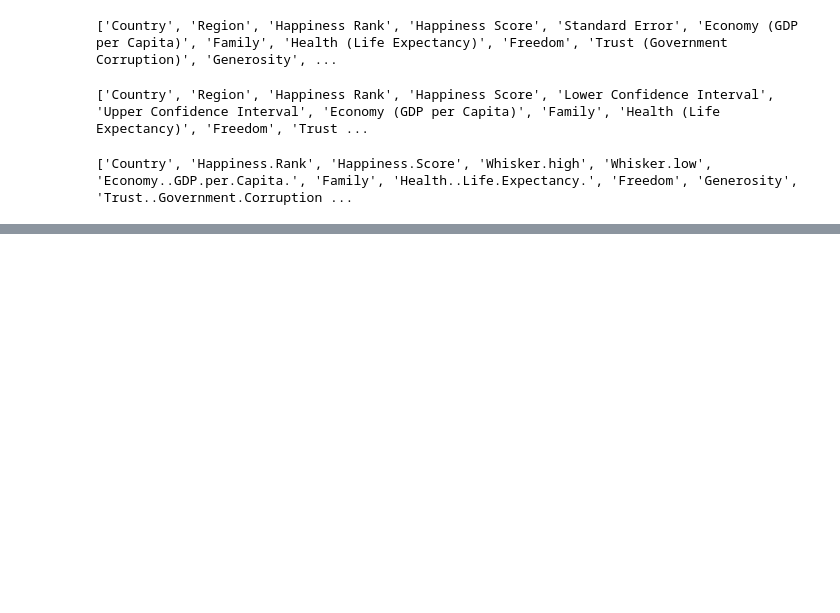
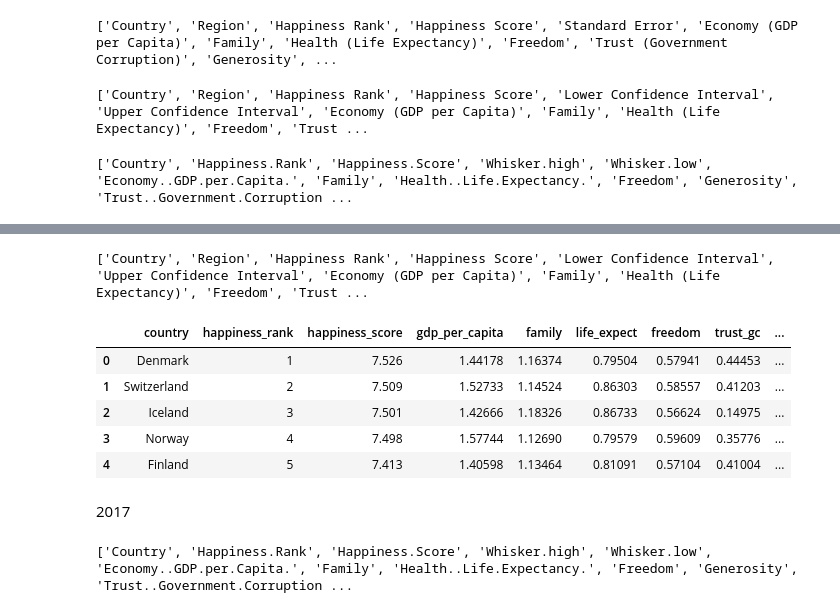
Before and after one commit to crismassaneiro/world-happiness-report, a Jupyter notebook: analisys.ipynb, the cells around one changed output, grey strips where cells are left out. Drawn from its saved outputs; the diff is of its cells as text; code cells hidden in the pictures; blank space fills up the shorter version.

```diff
--- a/analisys.ipynb
+++ b/analisys.ipynb
@@ -143,0 +212,30 @@ print(list(dataset2019.columns))
+# %%
+print(list(dataset2016.columns))
+# %% [output]
+['Country', 'Region', 'Happiness Rank', 'Happiness Score', 'Lower Confidence Interval', 'Upper Confidence Interval', 'Economy (GDP per Capita)', 'Family', 'Health (Life Expectancy)', 'Freedom', 'Trust ...
+# %%
+dataset2016.rename(columns={'Country': 'country',
+                            'Happiness Rank': 'happiness_rank',
+                            'Happiness Score': 'happiness_score',
+                            'Economy (GDP per Capita)': 'gdp_per_capita',
+                            'Family': 'family',
+                            'Health (Life Expectancy)': 'life_expect',
+                            'Freedom': 'freedom',
+                            'Trust (Government Corruption)': 'trust_gc',
+                            'Generosity': 'generosity'},inplace = True)
+dataset2016.drop(columns=['Region','Lower Confidence Interval', 'Upper Confidence Interval', 'Dystopia Residual'],axis=1, inplace=True)
+# %%
+dataset2016.head()
+# %% [output]
+|  | country | happiness_rank | happiness_score | gdp_per_capita | family | life_expect | freedom | trust_gc | ... |
+| 0 | Denmark | 1 | 7.526 | 1.44178 | 1.16374 | 0.79504 | 0.57941 | 0.44453 | ... |
+| 1 | Switzerland | 2 | 7.509 | 1.52733 | 1.14524 | 0.86303 | 0.58557 | 0.41203 | ... |
+| 2 | Iceland | 3 | 7.501 | 1.42666 | 1.18326 | 0.86733 | 0.56624 | 0.14975 | ... |
+| 3 | Norway | 4 | 7.498 | 1.57744 | 1.12690 | 0.79579 | 0.59609 | 0.35776 | ... |
+| 4 | Finland | 5 | 7.413 | 1.40598 | 1.13464 | 0.81091 | 0.57104 | 0.41004 | ... |
+# %% [markdown]
+2017
+# %%
+print(list(dataset2017.columns))
+# %% [output]
+['Country', 'Happiness.Rank', 'Happiness.Score', 'Whisker.high', 'Whisker.low', 'Economy..GDP.per.Capita.', 'Family', 'Health..Life.Expectancy.', 'Freedom', 'Generosity', 'Trust..Government.Corruption ...
```
Also changed, not shown: parts of 32 cells of this notebook.
